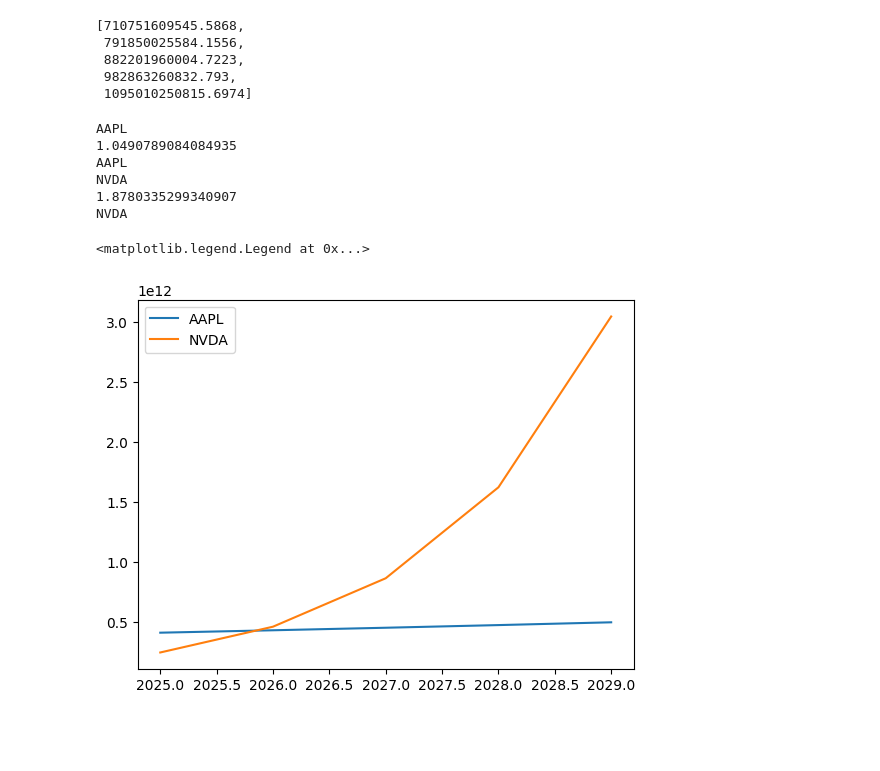
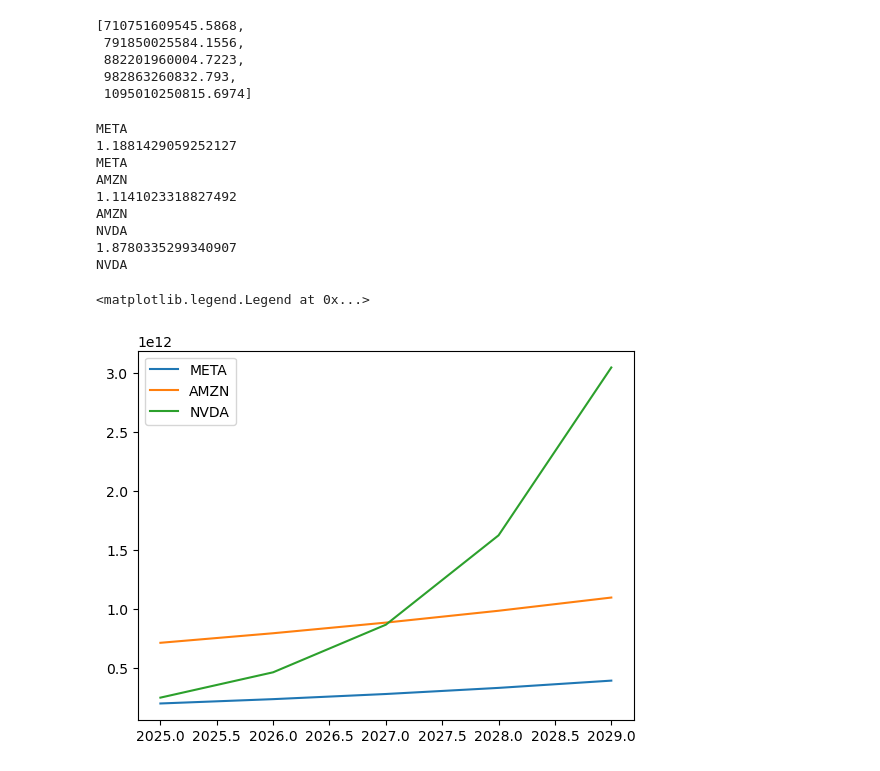
Before and after one commit to GeorgeVajagich/Income-Statement-PyTorch, a Jupyter notebook: Income Statement.ipynb, the cells around one changed output. Saved outputs shown, nothing was run; the diff lists cells and outputs as text; code cells hidden in the pictures; blank space fills up the shorter version.

Commit message:
Added new function and improved graph

```diff
--- a/Income Statement.ipynb
+++ b/Income Statement.ipynb
@@ -118,15 +125,19 @@ AMZN
  982863260832.793,
  1095010250815.6974]
 # %%
-plt.plot([2025,2026,2027,2028,2029],futurerevenue("AAPL"))
+plt.plot([2025,2026,2027,2028,2029],futurerevenue("META"))
+plt.plot([2025,2026,2027,2028,2029],futurerevenue("AMZN"))
 plt.plot([2025,2026,2027,2028,2029],futurerevenue("NVDA"))
-plt.legend(["AAPL","NVDA"])
+plt.legend(["META","AMZN","NVDA"])
 # %% [output]
-AAPL
-1.0490789084084935
-AAPL
+META
+1.1881429059252127
+META
+AMZN
+1.1141023318827492
+AMZN
 NVDA
 1.8780335299340907
 NVDA
 <matplotlib.legend.Legend at 0x...>
-[figure, old version]
+[figure, new version]
```
Also changed, not shown: parts of 1 cell of this notebook.
